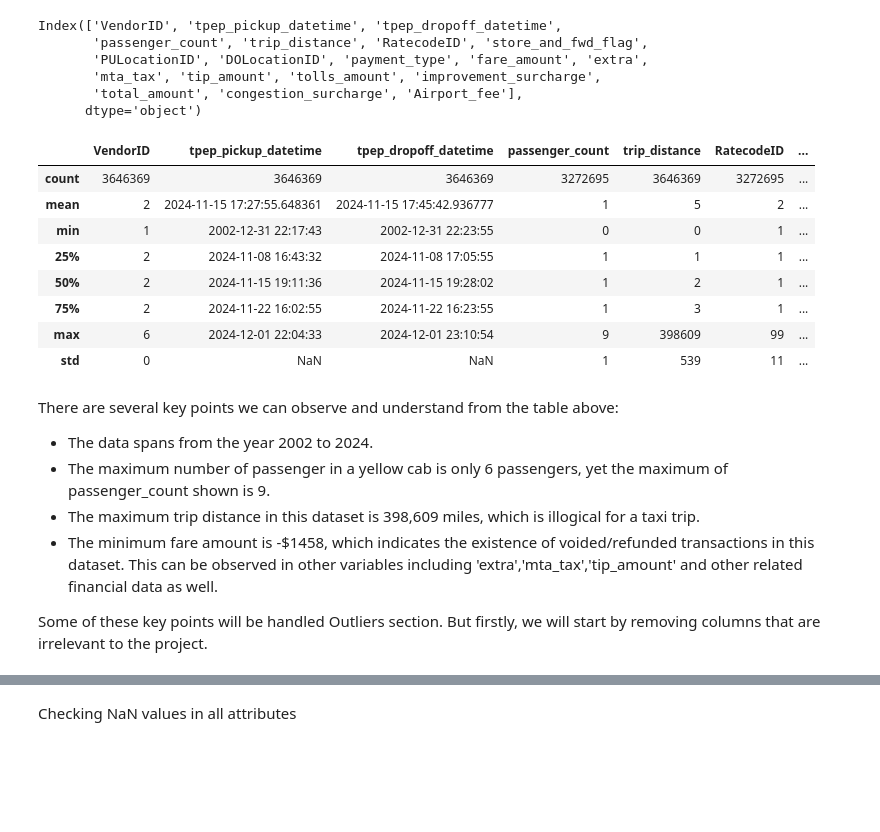
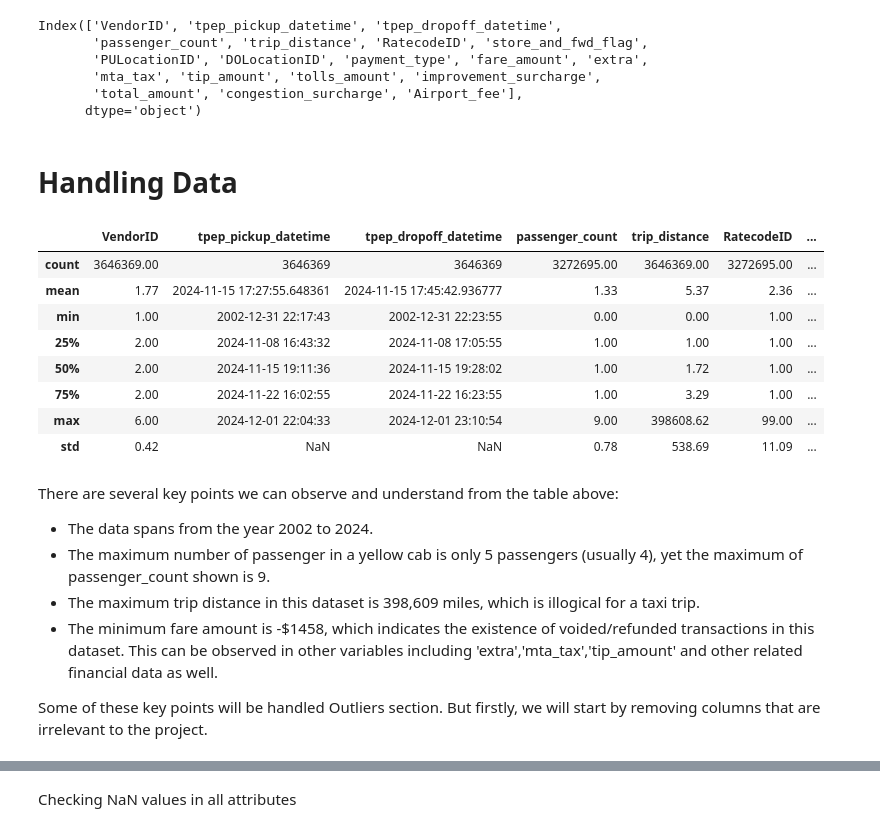
Before and after one commit to ikml-bsrn/NYC_Taxi_Trip_Duration, a Jupyter notebook: nyc_tlc_yellow.ipynb, the cells around one changed output, grey strips where cells are left out. Saved outputs shown, nothing was run; the diff lists cells and outputs as text; code cells hidden in the pictures; blank space fills up the shorter version.

```diff
--- a/nyc_tlc_yellow.ipynb
+++ b/nyc_tlc_yellow.ipynb
@@ -36,7 +36,7 @@ You should consider upgrading via the '/Library/Developer/CommandLineTools/usr/b
 Note: you may need to restart the kernel to use updated packages.
 # %%
 
-yellow_taxi_df = pd.read_parquet('yellow_tripdata_2024-11.parquet')
+yellow_taxi_df = pd.read_parquet('yellow_tripdata_2024-12.parquet')
 # %% [markdown]
 # Data Exploration
 
@@ -88,25 +88,27 @@ Index(['VendorID', 'tpep_pickup_datetime', 'tpep_dropoff_datetime',
        'mta_tax', 'tip_amount', 'tolls_amount', 'improvement_surcharge',
        'total_amount', 'congestion_surcharge', 'Airport_fee'],
       dtype='object')
+# %% [markdown]
+# Handling Data
 # %%
 # supress scientific notation by setting float_format
-pd.options.display.float_format = '{:.0f}'.format
+pd.options.display.float_format = '{:.2f}'.format
 
 yellow_taxi_df.describe()
 # %% [output]
 |  | VendorID | tpep_pickup_datetime | tpep_dropoff_datetime | passenger_count | trip_distance | RatecodeID | ... |
-| count | 3646369 | 3646369 | 3646369 | 3272695 | 3646369 | 3272695 | ... |
-| mean | 2 | 2024-11-15 17:27:55.648361 | 2024-11-15 17:45:42.936777 | 1 | 5 | 2 | ... |
-| min | 1 | 2002-12-31 22:17:43 | 2002-12-31 22:23:55 | 0 | 0 | 1 | ... |
-| 25% | 2 | 2024-11-08 16:43:32 | 2024-11-08 17:05:55 | 1 | 1 | 1 | ... |
-| 50% | 2 | 2024-11-15 19:11:36 | 2024-11-15 19:28:02 | 1 | 2 | 1 | ... |
-| 75% | 2 | 2024-11-22 16:02:55 | 2024-11-22 16:23:55 | 1 | 3 | 1 | ... |
-| max | 6 | 2024-12-01 22:04:33 | 2024-12-01 23:10:54 | 9 | 398609 | 99 | ... |
-| std | 0 | NaN | NaN | 1 | 539 | 11 | ... |
+| count | 3646369.00 | 3646369 | 3646369 | 3272695.00 | 3646369.00 | 3272695.00 | ... |
+| mean | 1.77 | 2024-11-15 17:27:55.648361 | 2024-11-15 17:45:42.936777 | 1.33 | 5.37 | 2.36 | ... |
+| min | 1.00 | 2002-12-31 22:17:43 | 2002-12-31 22:23:55 | 0.00 | 0.00 | 1.00 | ... |
+| 25% | 2.00 | 2024-11-08 16:43:32 | 2024-11-08 17:05:55 | 1.00 | 1.00 | 1.00 | ... |
+| 50% | 2.00 | 2024-11-15 19:11:36 | 2024-11-15 19:28:02 | 1.00 | 1.72 | 1.00 | ... |
+| 75% | 2.00 | 2024-11-22 16:02:55 | 2024-11-22 16:23:55 | 1.00 | 3.29 | 1.00 | ... |
+| max | 6.00 | 2024-12-01 22:04:33 | 2024-12-01 23:10:54 | 9.00 | 398608.62 | 99.00 | ... |
+| std | 0.42 | NaN | NaN | 0.78 | 538.69 | 11.09 | ... |
 # %% [markdown]
 There are several key points we can observe and understand from the table above:
 - The data spans from the year 2002 to 2024.
-- The maximum number of passenger in a yellow cab is only 6 passengers, yet the maximum of passenger_count shown is 9.
+- The maximum number of passenger in a yellow cab is only 5 passengers (usually 4), yet the maximum of passenger_count shown is 9.
 - The maximum trip distance in this dataset is 398,609 miles, which is illogical for a taxi trip.
 - The minimum fare amount is -$1458, which indicates the existence of voided/refunded transactions in this dataset. This can be observed in other variables including 'extra','mta_tax','tip_amount' and other related financial data as well.
 
```
Also changed, not shown: parts of 131 cells of this notebook, 3 other files.
